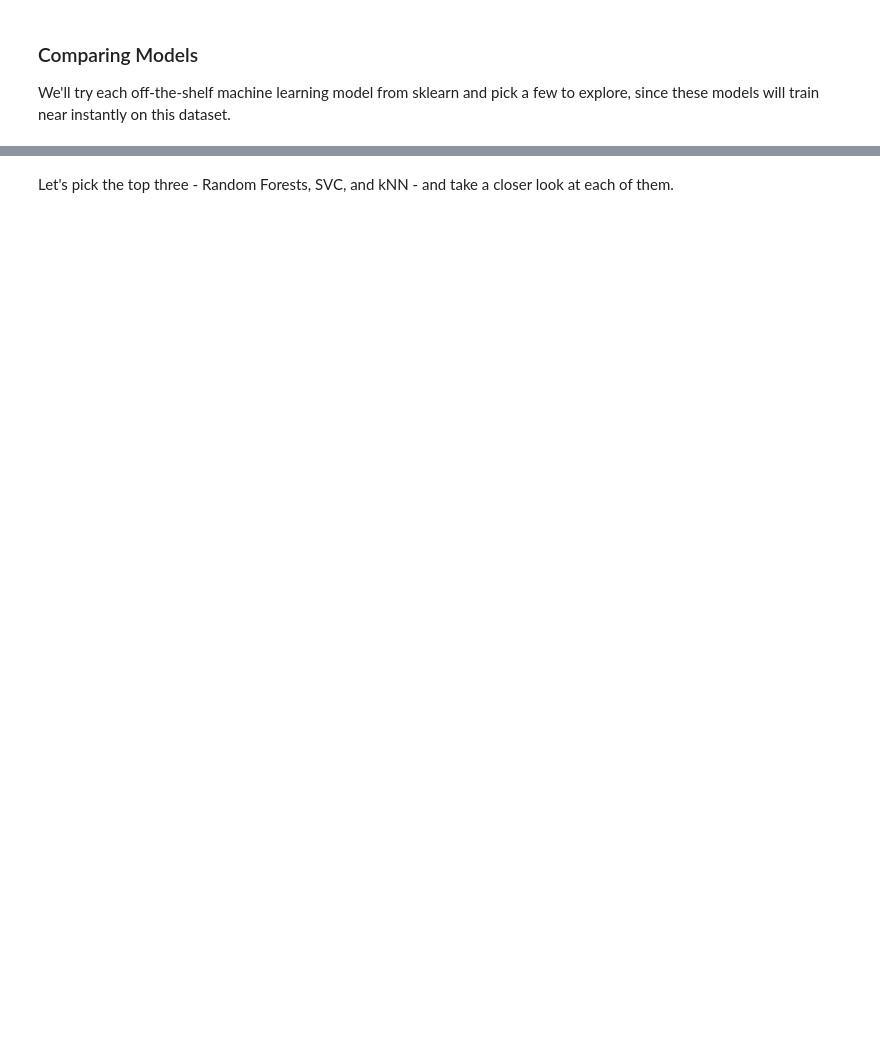
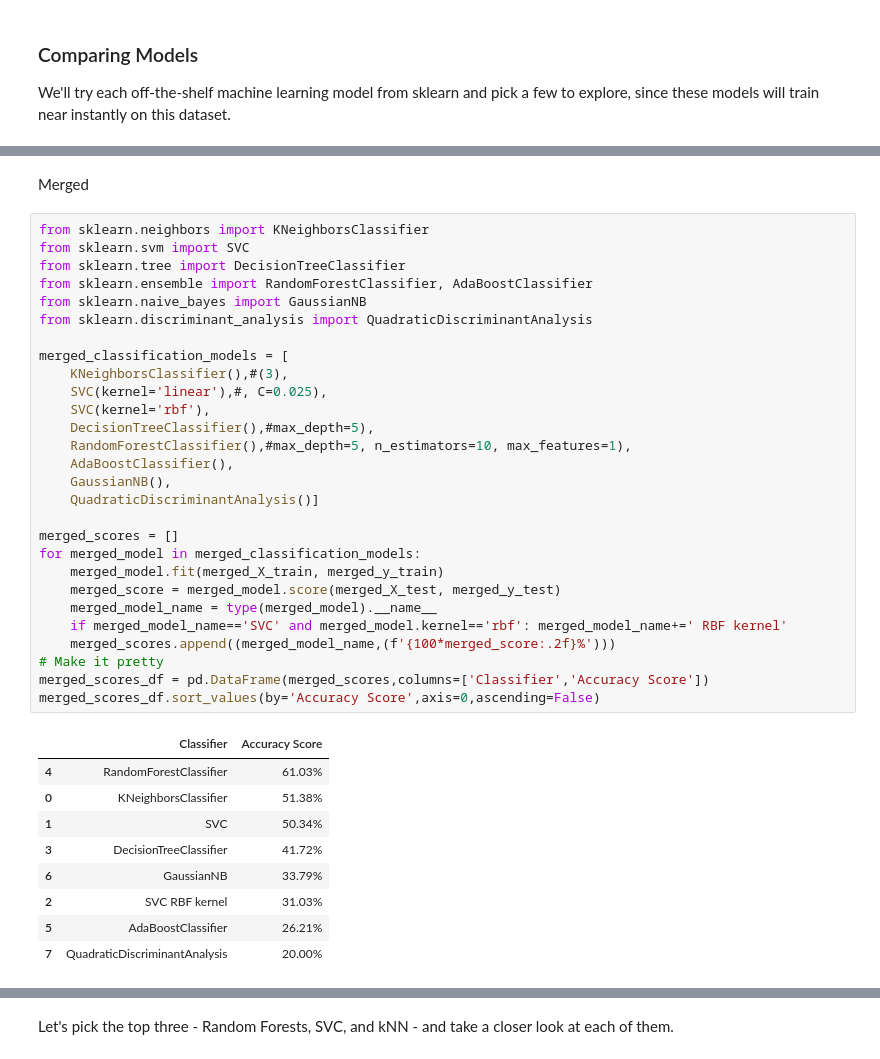
Before and after one commit to Ry-an7/Week3-ClassicML, a Jupyter notebook: Week_3_MachineLearning.ipynb, the cells around one changed output, grey strips where cells are left out. Cells and saved outputs as stored; diff of their text form; blank space fills up the shorter version.

Commit message:
comparing models code done with normal and scaled

```diff
--- a/Week_3_MachineLearning.ipynb
+++ b/Week_3_MachineLearning.ipynb
@@ -799,3 +831,43 @@ scores_df.sort_values(by='Accuracy Score',axis=0,ascending=False)
 | 6 | GaussianNB | 30.21% |
 | 5 | AdaBoostClassifier | 25.69% |
 | 7 | QuadraticDiscriminantAnalysis | 20.49% |
+# %% [markdown]
+Merged
+# %%
+from sklearn.neighbors import KNeighborsClassifier
+from sklearn.svm import SVC
+from sklearn.tree import DecisionTreeClassifier
+from sklearn.ensemble import RandomForestClassifier, AdaBoostClassifier
+from sklearn.naive_bayes import GaussianNB
+from sklearn.discriminant_analysis import QuadraticDiscriminantAnalysis
+
+merged_classification_models = [
+    KNeighborsClassifier(),#(3),
+    SVC(kernel='linear'),#, C=0.025),
+    SVC(kernel='rbf'),
+    DecisionTreeClassifier(),#max_depth=5),
+    RandomForestClassifier(),#max_depth=5, n_estimators=10, max_features=1),
+    AdaBoostClassifier(),
+    GaussianNB(),
+    QuadraticDiscriminantAnalysis()]
+
+merged_scores = []
+for merged_model in merged_classification_models:
+    merged_model.fit(merged_X_train, merged_y_train)
+    merged_score = merged_model.score(merged_X_test, merged_y_test)
+    merged_model_name = type(merged_model).__name__
+    if merged_model_name=='SVC' and merged_model.kernel=='rbf': merged_model_name+=' RBF kernel'
+    merged_scores.append((merged_model_name,(f'{100*merged_score:.2f}%')))
+# Make it pretty
+merged_scores_df = pd.DataFrame(merged_scores,columns=['Classifier','Accuracy Score'])
+merged_scores_df.sort_values(by='Accuracy Score',axis=0,ascending=False)
+# %% [output]
+|  | Classifier | Accuracy Score |
+| 4 | RandomForestClassifier | 61.03% |
+| 0 | KNeighborsClassifier | 51.38% |
+| 1 | SVC | 50.34% |
+| 3 | DecisionTreeClassifier | 41.72% |
+| 6 | GaussianNB | 33.79% |
+| 2 | SVC RBF kernel | 31.03% |
+| 5 | AdaBoostClassifier | 26.21% |
+| 7 | QuadraticDiscriminantAnalysis | 20.00% |
```
Also changed, not shown: parts of 11 cells of this notebook.
